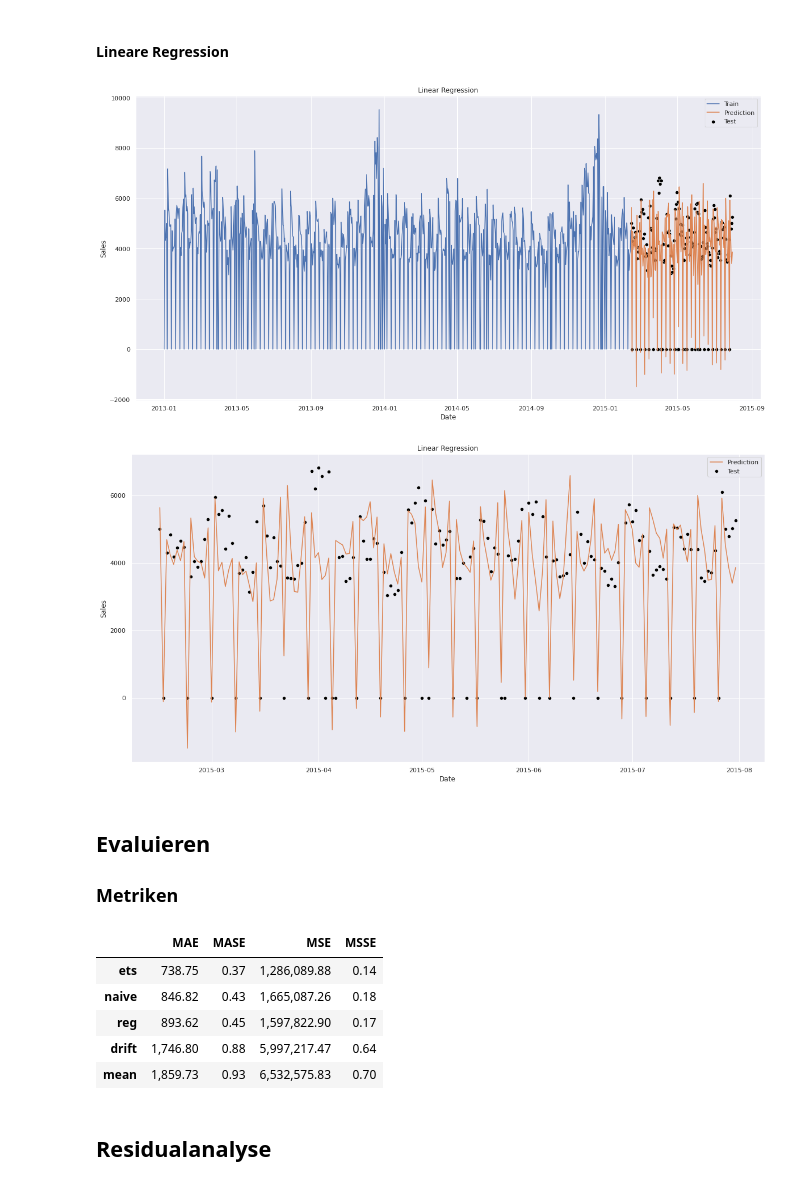
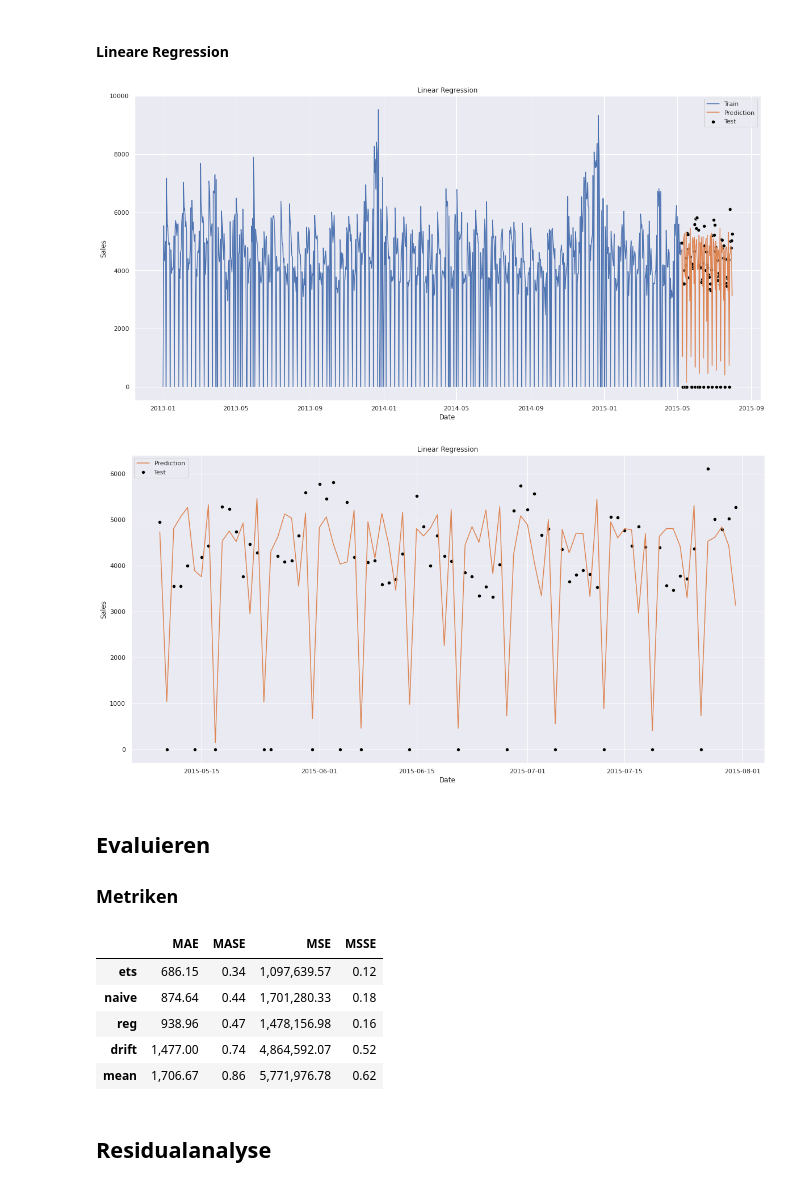
Before and after one commit to schemm/forecasting, a Jupyter notebook: RossmannStoreSales.ipynb, the cells around one changed output. Saved outputs shown, nothing was run; the diff lists cells and outputs as text; code cells hidden in the pictures.

```diff
--- a/RossmannStoreSales.ipynb
+++ b/RossmannStoreSales.ipynb
@@ -288,34 +314,34 @@ plt.show()
 # %%
 from sklearn.linear_model import LinearRegression
 from sktime.forecasting.compose import make_reduction
 from sktime.forecasting.base import ForecastingHorizon
 from sktime.forecasting.model_selection import temporal_train_test_split
 
 data = demand[demand.Store == 1]
-train, test = temporal_train_test_split(data, test_size = 6*28)
+train, test = temporal_train_test_split(data, test_size = 3*28)
 
 train.index.freq = 'D'
 test.index.freq = 'D'
 fh = ForecastingHorizon(test.index, is_relative = False)
 
 reg = LinearRegression()
-forecast = make_reduction(reg, window_length = 6*28, strategy = "recursive")
+forecast = make_reduction(reg, window_length = 3*28, strategy = "recursive")
 
 forecast.fit(train['Sales'])
 
 sns.lineplot(data = train['Sales'], label = 'Train')
 sns.scatterplot(data = test['Sales'], color = 'black', label = 'Test')
 sns.lineplot(data = forecast.predict(fh), label = 'Prediction')
 plt.title('Linear Regression')
 plt.show()
 
 sns.scatterplot(data = test['Sales'], color = 'black', label = 'Test')
 sns.lineplot(data = forecast.predict(fh), color = sns.color_palette('deep').as_hex()[1], label = 'Prediction')
 plt.title('Linear Regression')
 plt.show()
 # %% [output]
-[figure, old version]
+[figure, new version]
-[figure, old version]
+[figure, new version]
 # %% [markdown]
 ## Evaluieren
 ### Metriken
@@ -332,7 +358,7 @@ from sktime.performance_metrics.forecasting import mean_squared_error as MSE
 from sktime.performance_metrics.forecasting import mean_squared_scaled_error as MSSE
 
 data = demand[demand.Store == 1]
-train, test = temporal_train_test_split(data, test_size = 6*28)
+train, test = temporal_train_test_split(data, test_size = 3*28)
 
 train.index.freq = 'D'
 test.index.freq = 'D'
@@ -343,7 +369,7 @@ forecast['mean'] = NaiveForecaster(strategy = 'mean', sp = 7)
 forecast['naive'] = NaiveForecaster(strategy = 'last', sp = 7)
 forecast['drift'] = NaiveForecaster(strategy = 'drift')
 forecast['ets'] = ExponentialSmoothing(trend = None, seasonal = 'add', sp = 7)
-forecast['reg'] = make_reduction(LinearRegression(), window_length = 6*28, strategy = "recursive")
+forecast['reg'] = make_reduction(LinearRegression(), window_length = 3*28, strategy = "recursive")
 
 prediction = pd.DataFrame()
 for model in ['mean', 'naive', 'drift', 'ets', 'reg']:
@@ -361,11 +387,11 @@ pd.options.display.float_format = '{:,.2f}'.format
 display(metric_x_model.sort_values(by = 'MAE', ascending = True))
 # %% [output]
 |  | MAE | MASE | MSE | MSSE |
-| ets | 738.75 | 0.37 | 1,286,089.88 | 0.14 |
-| naive | 846.82 | 0.43 | 1,665,087.26 | 0.18 |
-| reg | 893.62 | 0.45 | 1,597,822.90 | 0.17 |
-| drift | 1,746.80 | 0.88 | 5,997,217.47 | 0.64 |
-| mean | 1,859.73 | 0.93 | 6,532,575.83 | 0.70 |
+| ets | 686.15 | 0.34 | 1,097,639.57 | 0.12 |
+| naive | 874.64 | 0.44 | 1,701,280.33 | 0.18 |
+| reg | 938.96 | 0.47 | 1,478,156.98 | 0.16 |
+| drift | 1,477.00 | 0.74 | 4,864,592.07 | 0.52 |
+| mean | 1,706.67 | 0.86 | 5,771,976.78 | 0.62 |
 # %% [markdown]
 ## Residualanalyse
 # %%
```
Also changed, not shown: parts of 7 cells of this notebook.
